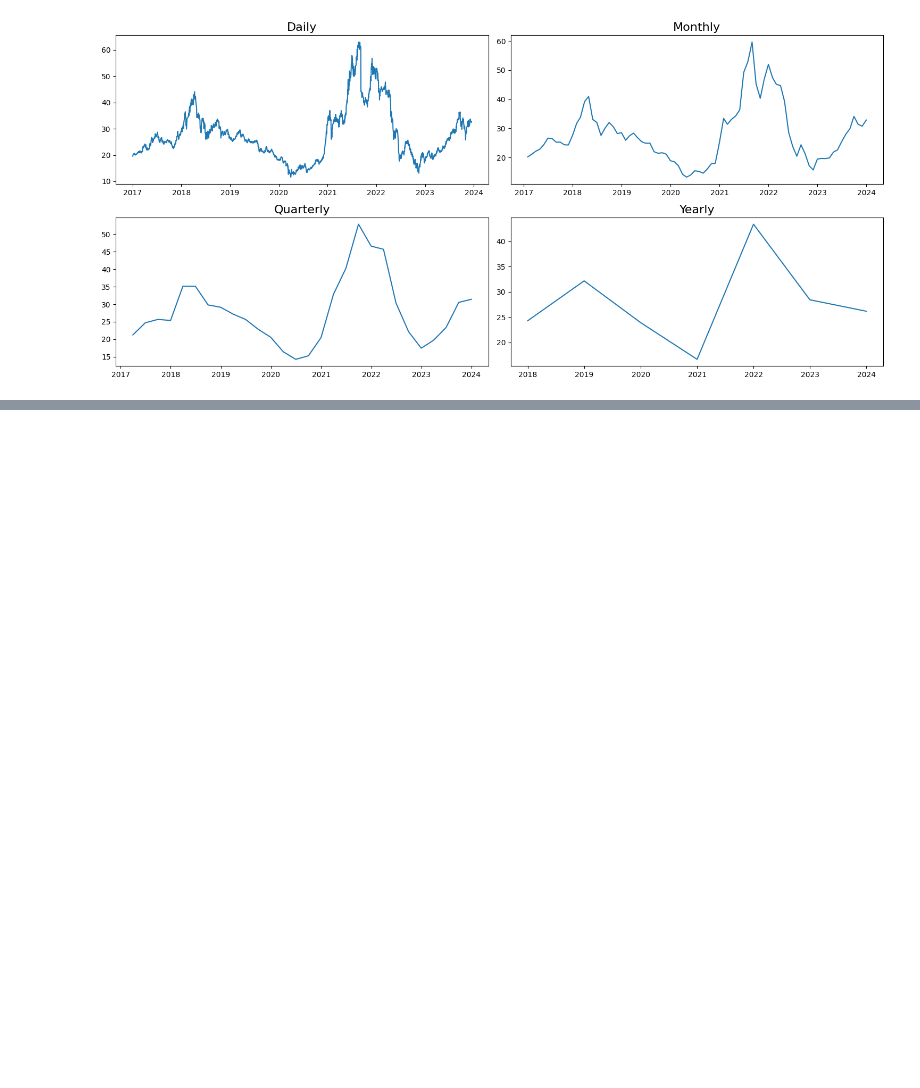
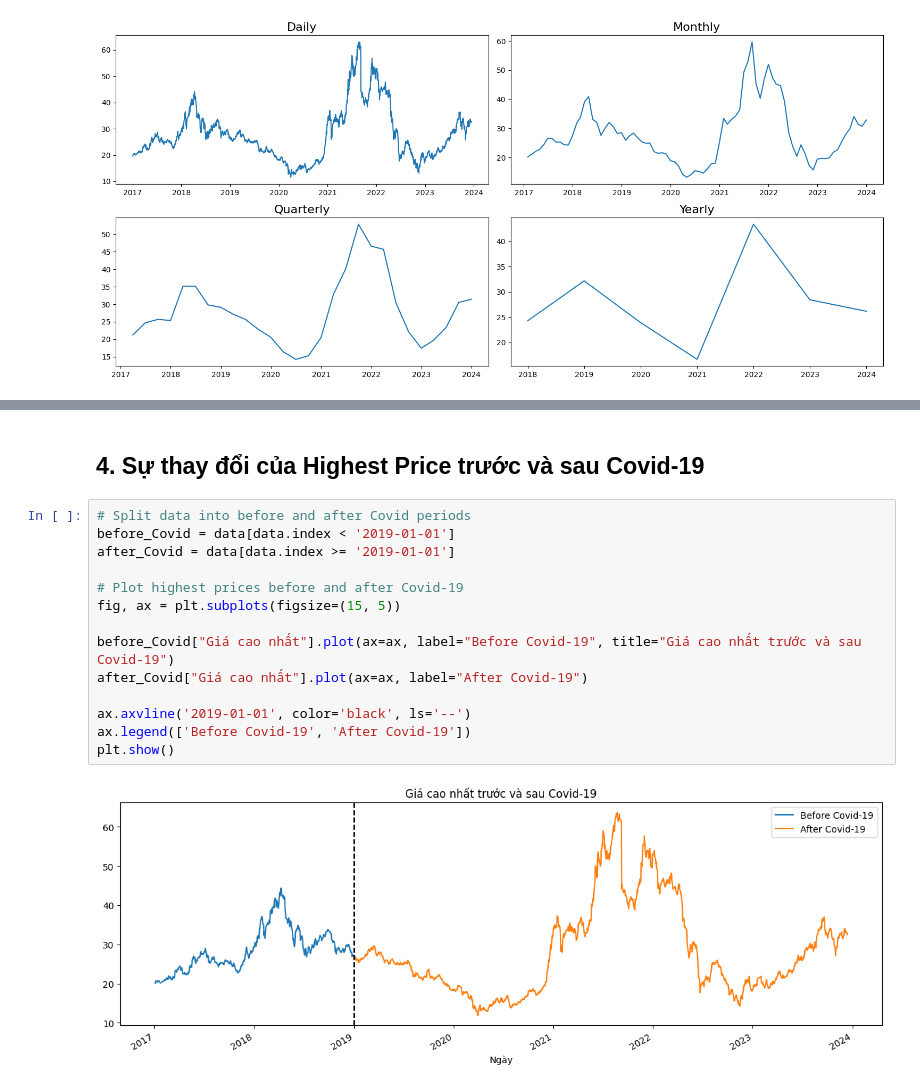
Before and after one commit to akhoa12345/stock-price, a Jupyter notebook: Visualize.ipynb, the cells around one changed output, grey strips where cells are left out. Saved outputs shown, nothing was run; the diff lists cells and outputs as text; blank space fills up the shorter version.

```diff
--- a/Visualize.ipynb
+++ b/Visualize.ipynb
@@ -111,0 +142,18 @@ memory usage: 149.4+ KB
+# %% [markdown]
+## 4. Sự thay đổi của Highest Price trước và sau Covid-19
+# %%
+# Split data into before and after Covid periods
+before_Covid = data[data.index < '2019-01-01']
+after_Covid = data[data.index >= '2019-01-01']
+
+# Plot highest prices before and after Covid-19
+fig, ax = plt.subplots(figsize=(15, 5))
+
+before_Covid["Giá cao nhất"].plot(ax=ax, label="Before Covid-19", title="Giá cao nhất trước và sau Covid-19")
+after_Covid["Giá cao nhất"].plot(ax=ax, label="After Covid-19")
+
+ax.axvline('2019-01-01', color='black', ls='--')
+ax.legend(['Before Covid-19', 'After Covid-19'])
+plt.show()
+# %% [output]
+[figure, added]
```
Also changed, not shown: parts of 10 cells of this notebook.
